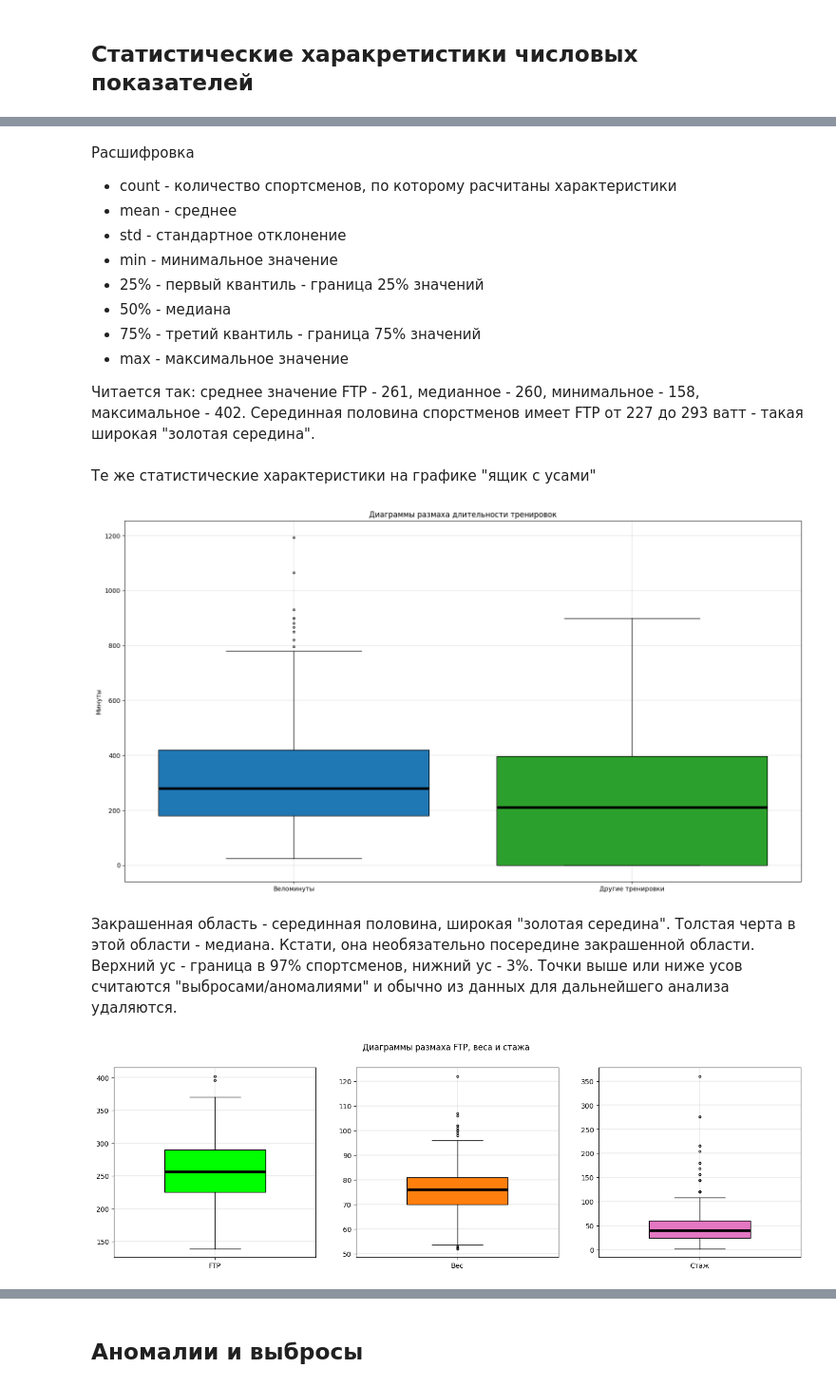
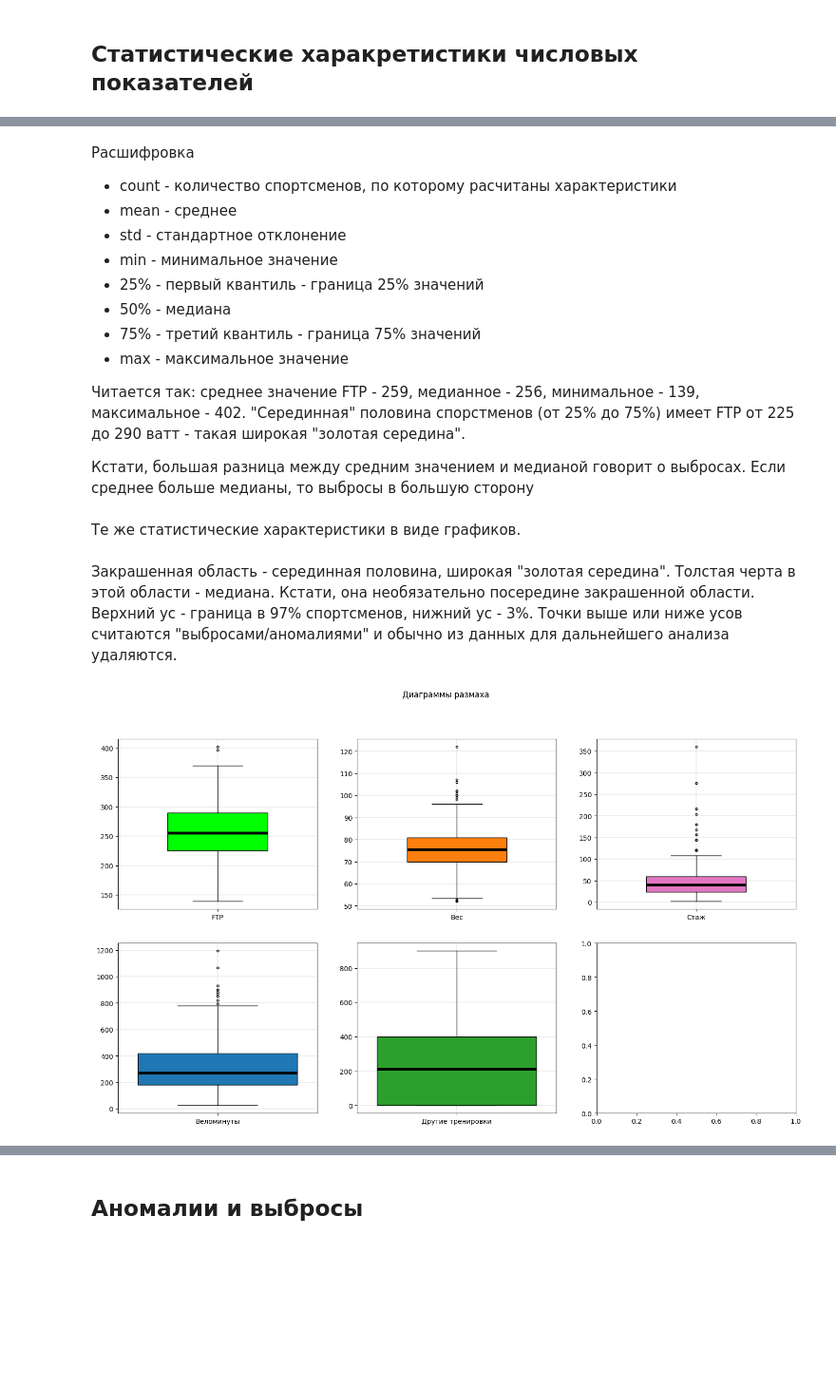
Before and after one commit to delffine/Pet-projects, a Jupyter notebook: bike_train_duration/veloopros.ipynb, the cells around one changed output, grey strips where cells are left out. Shown at 95% size. Drawn from its saved outputs; the diff is of its cells as text; code cells hidden in the pictures; blank space fills up the shorter version.

```diff
--- a/bike_train_duration/veloopros.ipynb
+++ b/bike_train_duration/veloopros.ipynb
@@ -355,43 +361,41 @@ train_stat
 - 75% - третий квантиль - граница 75% значений
 - max - максимальное значение
 
-Читается так: среднее значение FTP - 261, медианное - 260, минимальное - 158, максимальное - 402. Серединная половина спорстменов имеет FTP от 227 до 293 ватт - такая широкая "золотая середина".
+Читается так: среднее значение FTP - 259, медианное - 256, минимальное - 139, максимальное - 402. "Серединная" половина спорстменов (от 25% до 75%) имеет FTP от 225 до 290 ватт - такая широкая "золотая середина".
+
+Кстати, большая разница между средним значением и медианой говорит о выбросах. Если среднее больше медианы, то выбросы в большую сторону
 # %% [markdown]
-Те же статистические характеристики на графике "ящик с усами"
+Те же статистические характеристики в виде графиков.
-# %%
-fig = plt.figure(figsize = (15, 8))
-ax = fig.add_axes([0, 0, 1, 1])
-ax.boxplot(data['bike_minute'], positions=[0], labels = ['Веломинуты'], widths = 0.8 , sym = '.',\
-               patch_artist=True, boxprops=dict(facecolor='tab:blue'), medianprops=dict(color='black', linewidth=4))
-ax.boxplot(data['train_minute'], positions=[1], labels = ['Другие тренировки'], widths = 0.8 , sym = '.',\
-               patch_artist=True, boxprops=dict(facecolor='tab:green'), medianprops=dict(color='black', linewidth=4))
-
-plt.title('Диаграммы размаха длительности тренировок')
-plt.xlabel('')
-plt.ylabel('Минуты')
-plt.grid(color='black', linestyle='-', linewidth=0.1)
-plt.show()
-# %% [output]
-[figure, removed]
 # %% [markdown]
 Закрашенная область - серединная половина, широкая "золотая середина". Толстая  черта в этой области - медиана. Кстати, она необязательно посередине закрашенной области. Верхний ус - граница в 97% спортсменов, нижний ус - 3%. Точки выше или ниже усов считаются "выбросами/аномалиями" и обычно из данных для дальнейшего анализа удаляются.
 # %%
-f, ax = plt.subplots(1, 3, figsize=(18,5))
-ax[0].boxplot(data['ftp_c'], positions=[2], labels = ['FTP'], widths = 0.5 , sym = '.',\
+f, ax = plt.subplots(2, 3, figsize=(18,10))
+ax[0, 0].boxplot(data['ftp_c'], positions=[2], labels = ['FTP'], widths = 0.5 , sym = '.',\
                patch_artist=True, boxprops=dict(facecolor='lime'), medianprops=dict(color='black', linewidth=4))
-ax[0].grid(color='black', linestyle='-', linewidth=0.1)
+ax[0, 0].grid(color='black', linestyle='-', linewidth=0.1)
 
-ax[1].boxplot(data['weigth_c'], positions=[2], labels = ['Вес'], widths = 0.5 , sym = '.',\
+ax[0, 1].boxplot(data['weigth_c'], positions=[2], labels = ['Вес'], widths = 0.5 , sym = '.',\
                patch_artist=True, boxprops=dict(facecolor='tab:orange'), medianprops=dict(color='black', linewidth=4))
 
-ax[1].grid(color='black', linestyle='-', linewidth=0.1)
+ax[0, 1].grid(color='black', linestyle='-', linewidth=0.1)
 
-ax[2].boxplot(data['stag_r'], positions=[2], labels = ['Стаж'], widths = 0.5 , sym = '.',\
+ax[0, 2].boxplot(data['stag_r'], positions=[2], labels = ['Стаж'], widths = 0.5 , sym = '.',\
                patch_artist=True, boxprops=dict(facecolor='tab:pink'), medianprops=dict(color='black', linewidth=4))
-ax[2].grid(color='black', linestyle='-', linewidth=0.1)
+ax[0, 2].grid(color='black', linestyle='-', linewidth=0.1)
 
-plt.suptitle('Диаграммы размаха FTP, веса и стажа')
+
+ax[1, 0].boxplot(data['bike_minute'], positions=[0], labels = ['Веломинуты'], widths = 0.8 , sym = '.',\
+               patch_artist=True, boxprops=dict(facecolor='tab:blue'), medianprops=dict(color='black', linewidth=4))
+ax[1, 0].grid(color='black', linestyle='-', linewidth=0.1)
+
+
+ax[1, 1].boxplot(data['train_minute'], positions=[1], labels = ['Другие тренировки'], widths = 0.8 , sym = '.',\
+               patch_artist=True, boxprops=dict(facecolor='tab:green'), medianprops=dict(color='black', linewidth=4))
+ax[1, 1].grid(color='black', linestyle='-', linewidth=0.1)
+
+
+plt.suptitle('Диаграммы размаха')
 plt.show()
 # %% [output]
-[figure, old version]
+[figure, new version]
 # %%
```
Also changed, not shown: parts of 119 cells of this notebook.
